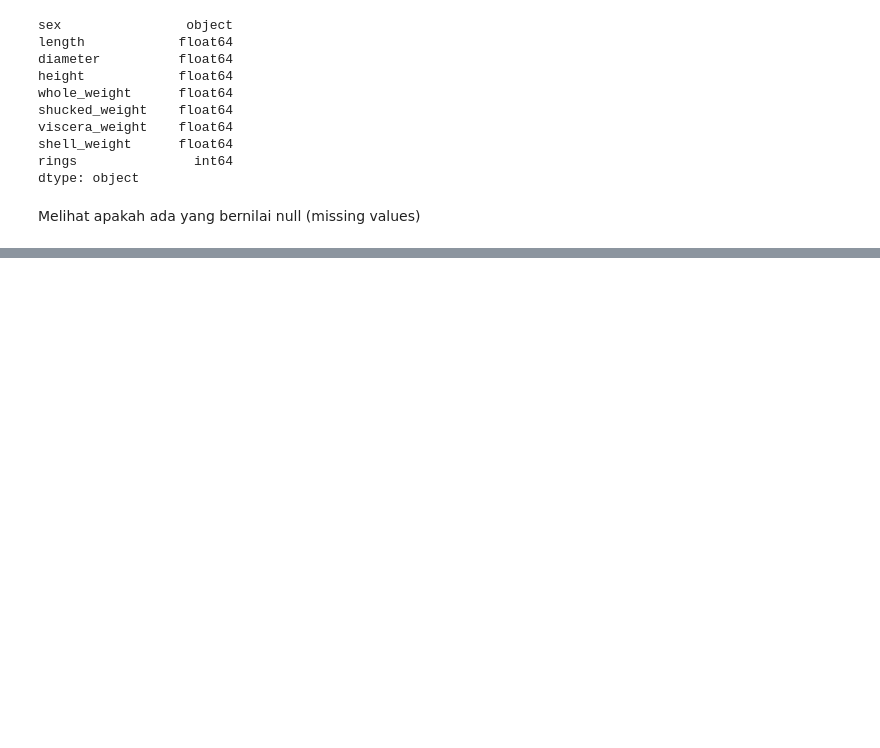
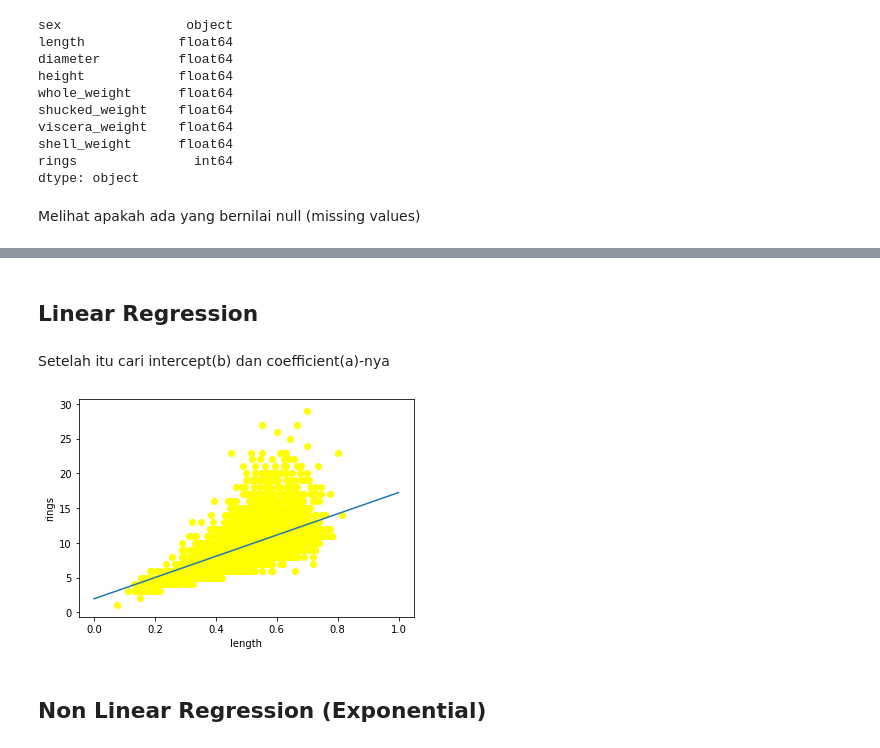
Before and after one commit to nadyadtm/Abalone-Regression, a Jupyter notebook: AbaloneRegression.ipynb, the cells around one changed output, grey strips where cells are left out. Drawn from its saved outputs; the diff is of its cells as text; code cells hidden in the pictures; blank space fills up the shorter version.

```diff
--- a/AbaloneRegression.ipynb
+++ b/AbaloneRegression.ipynb
@@ -43,0 +90,5 @@ Melihat apakah ada yang bernilai null (missing values)
+# %%
+# split data into train/test
+msk = np.random.rand(len(df)) < 0.8
+train = df[msk]
+test = df[~msk]
@@ -43,0 +97,3 @@ Melihat apakah ada yang bernilai null (missing values)
+# %%
+x_data = train['length']
+y = train['rings']
@@ -43,0 +115,28 @@ Melihat apakah ada yang bernilai null (missing values)
+# %% [markdown]
+## Linear Regression
+# %% [markdown]
+Setelah itu cari intercept(b) dan coefficient(a)-nya
+# %%
+m = train.shape[0]
+sumxi = x_data.sum()
+sumxi2 = (x_data**2).sum()
+sumyi = y.sum()
+sumxiyi = (y*x_data).sum()
+
+A = np.array([[m,sumxi],[sumxi,sumxi2]])
+B = np.array([[sumyi],[sumxiyi]])
+b,a=np.linalg.inv(A)@B
+# %%
+def f(a,b,x):
+  return a*x+b
+# %%
+x = np.linspace(0,1,15)
+plt.plot(x,f(a,b,x))
+plt.scatter(x_data,y,color='yellow')
+plt.xlabel('length')
+plt.ylabel('rings')
+plt.show()
+# %% [output]
+[figure, added]
+# %% [markdown]
+## Non Linear Regression (Exponential)
```
Also changed, not shown: parts of 14 cells of this notebook.
